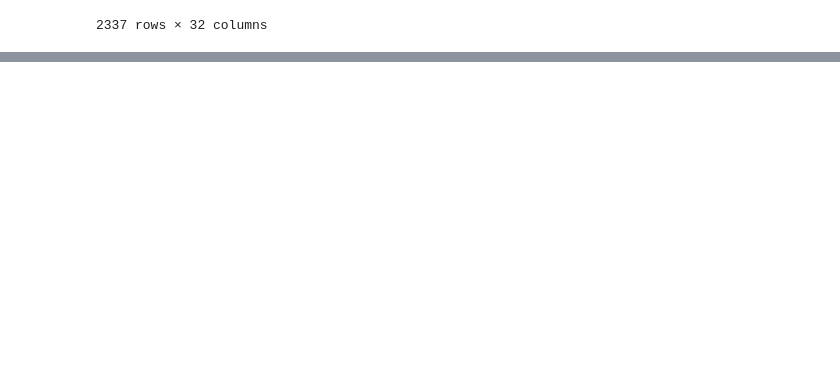
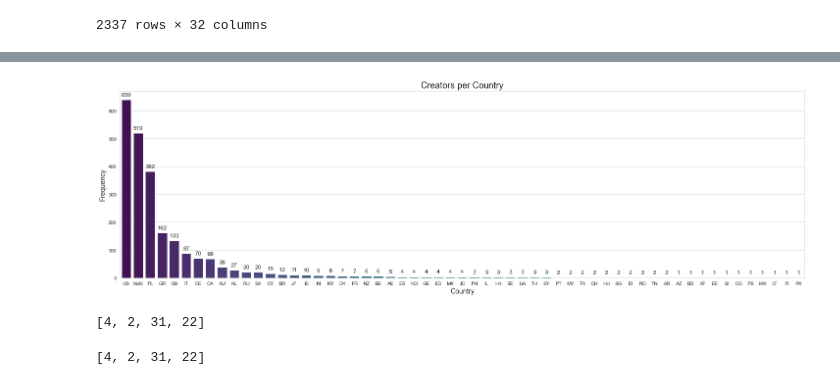
Before and after one commit to alexisfilippakopoulos/Social-Network-Analysis, a Jupyter notebook: data_wrangling.ipynb, the cells around one changed output, grey strips where cells are left out. Drawn from its saved outputs; the diff is of its cells as text; code cells hidden in the pictures; blank space fills up the shorter version.

```diff
--- a/data_wrangling.ipynb
+++ b/data_wrangling.ipynb
@@ -656,0 +706,16 @@ Clustering coefficient: 0.35485112663119067
+# %%
+bridge_nodes = []
+
+for bridge in bridges:
+    bridge_nodes.append(bridge[0])
+
+bridge_node_counts = Counter(bridge_nodes)
+
+sorted_nodes = sorted(bridge_node_counts.items(), key=lambda x: x[1], reverse=True)
+
+df['bridges'] = 0
+
+print("Number of bridges each node is involved in:")
+for node, count in sorted_nodes:
+    print(f"{df[df['Id'] == node]['Label'].item()} is involved in {count} bridges.")
+    df.iloc[df[df['Id'] == node].index, -1] = count
@@ -776,0 +908,3 @@ KeyError: "['label'] not in index"
+# %%
+df['country'].fillna('NaN', inplace=True)
+df['country'].isna().sum()
@@ -776,0 +919,34 @@ KeyError: "['label'] not in index"
+# %%
+# Plotting the countplot with seaborn
+plt.figure(figsize=(25, 7))
+ax = sns.countplot(data=df, x='country', order=df['country'].value_counts().index, palette='viridis')
+
+# Adding counts on top of the bars, considering NaN values
+for p in ax.patches:
+    if pd.notnull(p.get_height()):
+        ax.annotate(format(p.get_height(), '.0f'),
+                    (p.get_x() + p.get_width() / 2., p.get_height()),
+                    ha='center', va='center',
+                    xytext=(0, 10),
+                    textcoords='offset points',
+                    fontsize=12)
+
+plt.title('Creators per Country', fontsize=18)
+plt.xlabel('Country', fontsize=14)
+plt.ylabel('Frequency', fontsize=14)
+plt.savefig('Assets/network/country_count.pdf', dpi=10000, bbox_inches='tight')
+plt.show()
+# %% [output]
+[figure, added]
+# %%
+comms = []
+for comm in comm_dict:
+    if comm_dict[comm][0] > comm_dict[1].sum() * 0.95:
+        comms.append(comm)
+comms
+# %% [output]
+[4, 2, 31, 22]
+# %%
+comms
+# %% [output]
+[4, 2, 31, 22]
```
Also changed, not shown: parts of 33 cells of this notebook, 12 other files.
